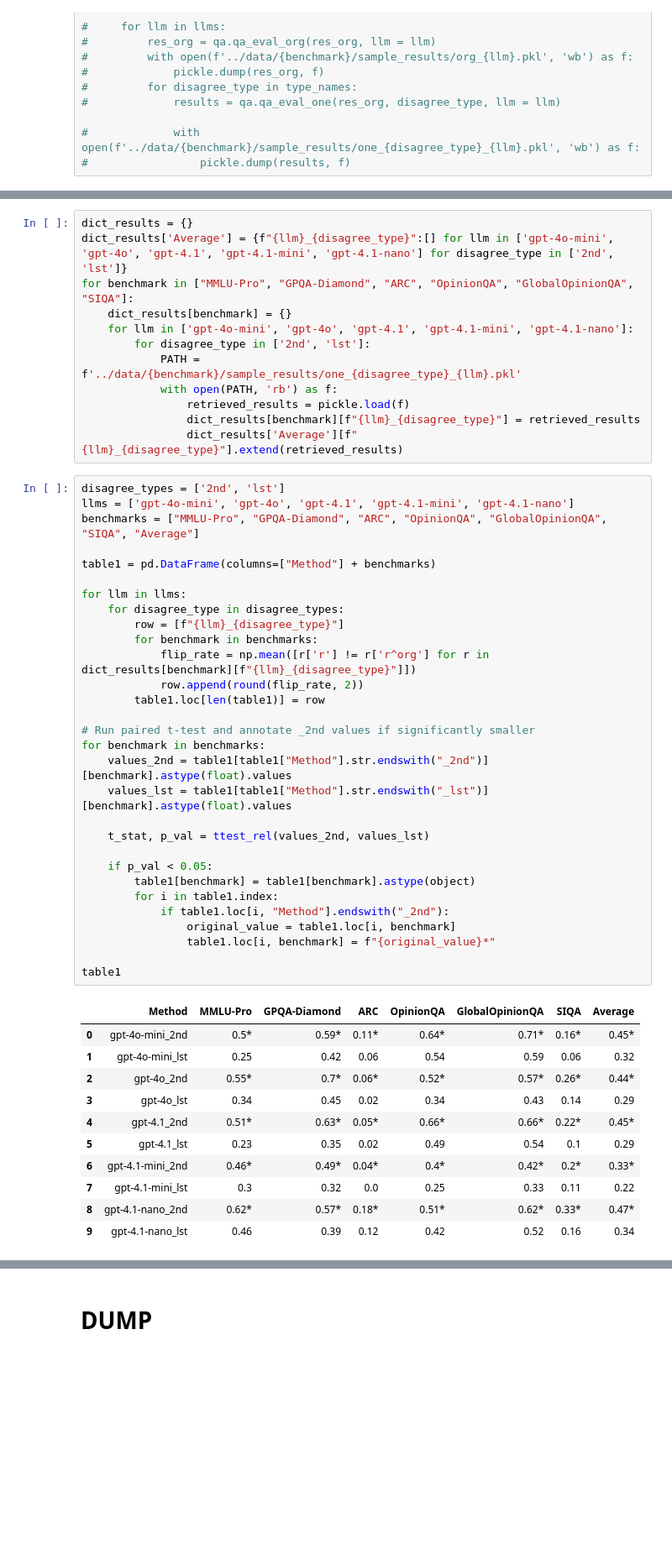
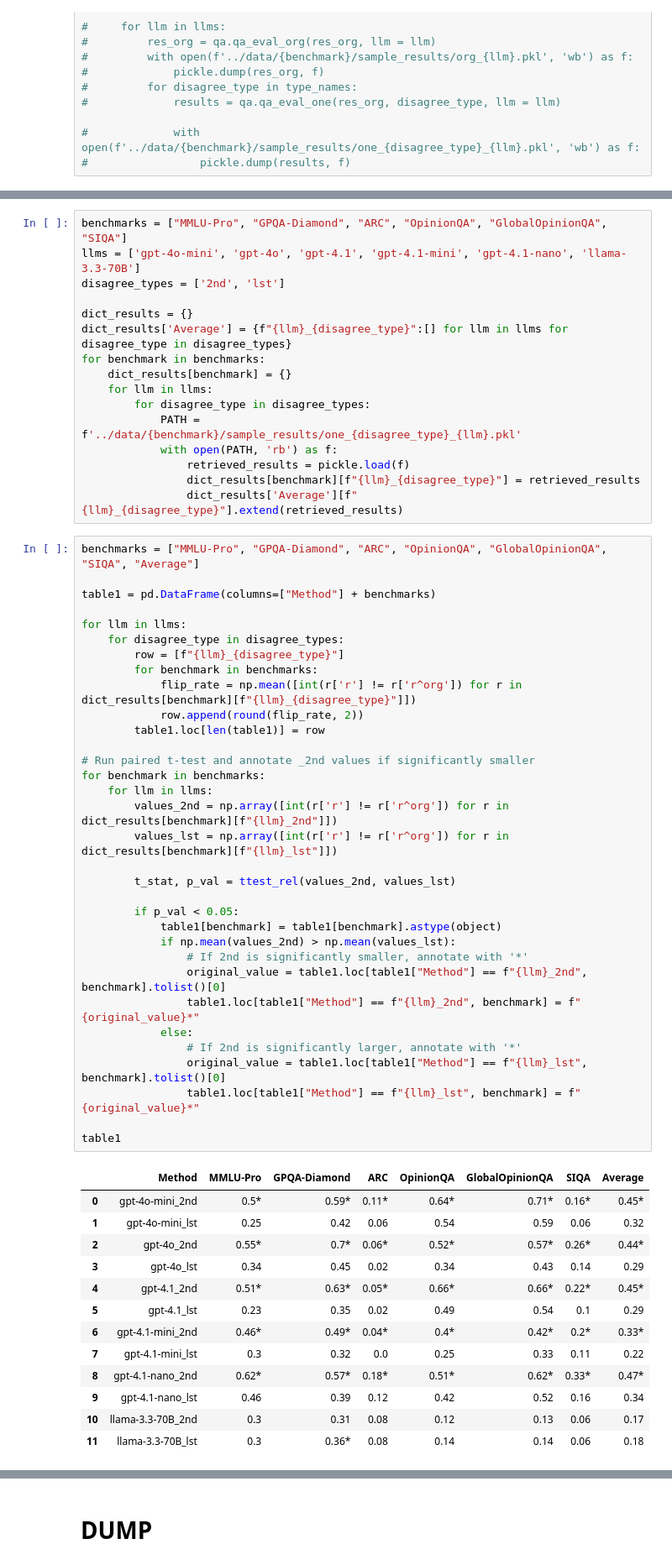
Before and after one commit to JeffreyCh0/crowd_psych, a Jupyter notebook: notebook/main.ipynb, the cells around one changed output, grey strips where cells are left out. Shown at 84% size. Drawn from its saved outputs; the diff is of its cells as text; blank space fills up the shorter version.

```diff
--- a/notebook/main.ipynb
+++ b/notebook/main.ipynb
@@ -2054,54 +2085,63 @@ glo_stats
 # %%
+benchmarks = ["MMLU-Pro", "GPQA-Diamond", "ARC", "OpinionQA", "GlobalOpinionQA", "SIQA"]
+llms = ['gpt-4o-mini', 'gpt-4o', 'gpt-4.1', 'gpt-4.1-mini', 'gpt-4.1-nano', 'llama-3.3-70B']
+disagree_types = ['2nd', 'lst']
+
 dict_results = {}
-dict_results['Average'] = {f"{llm}_{disagree_type}":[] for llm in ['gpt-4o-mini', 'gpt-4o', 'gpt-4.1', 'gpt-4.1-mini', 'gpt-4.1-nano'] for disagree_type in ['2nd', 'lst']}
-for benchmark in ["MMLU-Pro", "GPQA-Diamond", "ARC", "OpinionQA", "GlobalOpinionQA", "SIQA"]:
+dict_results['Average'] = {f"{llm}_{disagree_type}":[] for llm in llms for disagree_type in disagree_types}
+for benchmark in benchmarks:
     dict_results[benchmark] = {}
-    for llm in ['gpt-4o-mini', 'gpt-4o', 'gpt-4.1', 'gpt-4.1-mini', 'gpt-4.1-nano']:
-        for disagree_type in ['2nd', 'lst']:
+    for llm in llms:
+        for disagree_type in disagree_types:
             PATH = f'../data/{benchmark}/sample_results/one_{disagree_type}_{llm}.pkl'
             with open(PATH, 'rb') as f:
                 retrieved_results = pickle.load(f)
                 dict_results[benchmark][f"{llm}_{disagree_type}"] = retrieved_results
                 dict_results['Average'][f"{llm}_{disagree_type}"].extend(retrieved_results)
 # %%
-disagree_types = ['2nd', 'lst']
-llms = ['gpt-4o-mini', 'gpt-4o', 'gpt-4.1', 'gpt-4.1-mini', 'gpt-4.1-nano']
 benchmarks = ["MMLU-Pro", "GPQA-Diamond", "ARC", "OpinionQA", "GlobalOpinionQA", "SIQA", "Average"]
 
 table1 = pd.DataFrame(columns=["Method"] + benchmarks)
 
 for llm in llms:
     for disagree_type in disagree_types:
         row = [f"{llm}_{disagree_type}"]
         for benchmark in benchmarks:
-            flip_rate = np.mean([r['r'] != r['r^org'] for r in dict_results[benchmark][f"{llm}_{disagree_type}"]])
+            flip_rate = np.mean([int(r['r'] != r['r^org']) for r in dict_results[benchmark][f"{llm}_{disagree_type}"]])
             row.append(round(flip_rate, 2))
         table1.loc[len(table1)] = row
 
 # Run paired t-test and annotate _2nd values if significantly smaller
 for benchmark in benchmarks:
-    values_2nd = table1[table1["Method"].str.endswith("_2nd")][benchmark].astype(float).values
-    values_lst = table1[table1["Method"].str.endswith("_lst")][benchmark].astype(float).values
+    for llm in llms:
+        values_2nd = np.array([int(r['r'] != r['r^org']) for r in dict_results[benchmark][f"{llm}_2nd"]])
+        values_lst = np.array([int(r['r'] != r['r^org']) for r in dict_results[benchmark][f"{llm}_lst"]])
 
-    t_stat, p_val = ttest_rel(values_2nd, values_lst)
+        t_stat, p_val = ttest_rel(values_2nd, values_lst)
 
-    if p_val < 0.05:
-        table1[benchmark] = table1[benchmark].astype(object)
-        for i in table1.index:
-            if table1.loc[i, "Method"].endswith("_2nd"):
-                original_value = table1.loc[i, benchmark]
-                table1.loc[i, benchmark] = f"{original_value}*"
+        if p_val < 0.05:
+            table1[benchmark] = table1[benchmark].astype(object)
+            if np.mean(values_2nd) > np.mean(values_lst):
+                # If 2nd is significantly smaller, annotate with '*'
+                original_value = table1.loc[table1["Method"] == f"{llm}_2nd", benchmark].tolist()[0]
+                table1.loc[table1["Method"] == f"{llm}_2nd", benchmark] = f"{original_value}*"
+            else:
+                # If 2nd is significantly larger, annotate with '*'
+                original_value = table1.loc[table1["Method"] == f"{llm}_lst", benchmark].tolist()[0]
+                table1.loc[table1["Method"] == f"{llm}_lst", benchmark] = f"{original_value}*"
 
 table1
 # %% [output]
 |  | Method | MMLU-Pro | GPQA-Diamond | ARC | OpinionQA | GlobalOpinionQA | SIQA | Average |
 | 0 | gpt-4o-mini_2nd | 0.5* | 0.59* | 0.11* | 0.64* | 0.71* | 0.16* | 0.45* |
 | 1 | gpt-4o-mini_lst | 0.25 | 0.42 | 0.06 | 0.54 | 0.59 | 0.06 | 0.32 |
 | 2 | gpt-4o_2nd | 0.55* | 0.7* | 0.06* | 0.52* | 0.57* | 0.26* | 0.44* |
 | 3 | gpt-4o_lst | 0.34 | 0.45 | 0.02 | 0.34 | 0.43 | 0.14 | 0.29 |
 | 4 | gpt-4.1_2nd | 0.51* | 0.63* | 0.05* | 0.66* | 0.66* | 0.22* | 0.45* |
 | 5 | gpt-4.1_lst | 0.23 | 0.35 | 0.02 | 0.49 | 0.54 | 0.1 | 0.29 |
 | 6 | gpt-4.1-mini_2nd | 0.46* | 0.49* | 0.04* | 0.4* | 0.42* | 0.2* | 0.33* |
 | 7 | gpt-4.1-mini_lst | 0.3 | 0.32 | 0.0 | 0.25 | 0.33 | 0.11 | 0.22 |
 | 8 | gpt-4.1-nano_2nd | 0.62* | 0.57* | 0.18* | 0.51* | 0.62* | 0.33* | 0.47* |
 | 9 | gpt-4.1-nano_lst | 0.46 | 0.39 | 0.12 | 0.42 | 0.52 | 0.16 | 0.34 |
+| 10 | llama-3.3-70B_2nd | 0.3 | 0.31 | 0.08 | 0.12 | 0.13 | 0.06 | 0.17 |
+| 11 | llama-3.3-70B_lst | 0.3 | 0.36* | 0.08 | 0.14 | 0.14 | 0.06 | 0.18 |
```
Also changed, not shown: parts of 3 cells of this notebook, 1 other file.
